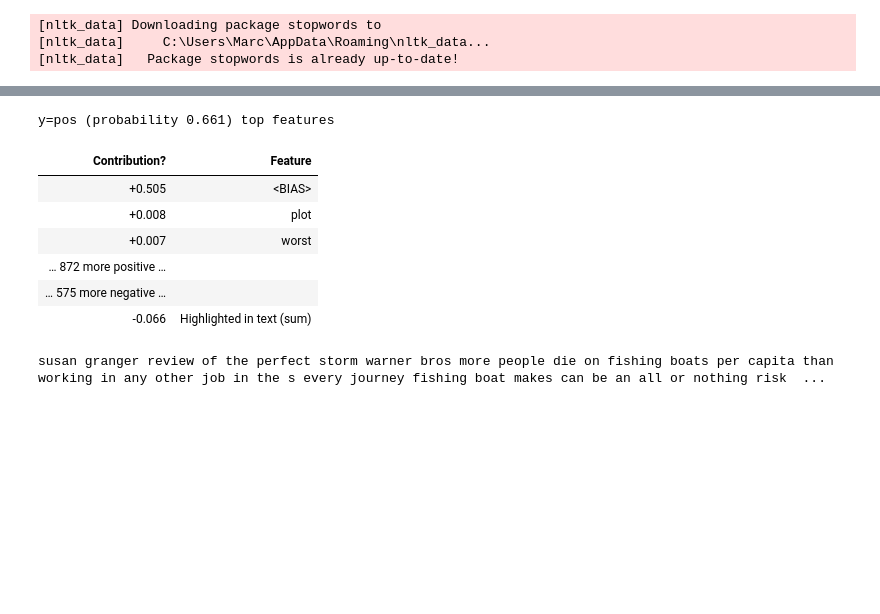
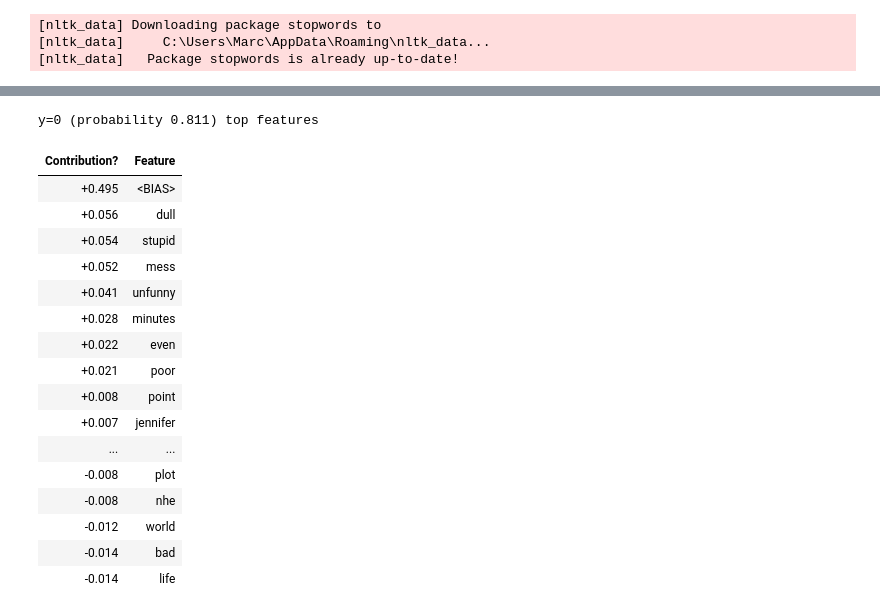
Before and after one commit to habis-git/MT, a Jupyter notebook: Jupyter Notebooks/TextClassifikation.ipynb, the cells around one changed output, grey strips where cells are left out. Drawn from its saved outputs; the diff is of its cells as text; code cells hidden in the pictures; blank space fills up the shorter version.

```diff
--- a/Jupyter Notebooks/TextClassifikation.ipynb
+++ b/Jupyter Notebooks/TextClassifikation.ipynb
@@ -11,35 +10,20 @@ from nltk.corpus import stopwords
 [nltk_data]     C:\Users\Marc\AppData\Roaming\nltk_data...
 [nltk_data]   Package stopwords is already up-to-date!
 # %%
-movie_data = load_files(r"C:\Users\Marc\Documents\MasterThesis\txt_sentoken")
+movie_data = load_files(r"D:\Master Thesis\txt_sentoken")
 movie_reviews, y = movie_data.data, movie_data.target
 # %%
 documents = []
 
-TAG_RE = re.compile(r'<[^>]+>')
+for sen in range(0, len(movie_reviews)):
+    # Remove all the special characters
+    document = re.sub(r'\W', ' ', str(movie_reviews[sen]))
 
-def remove_tags(text):
-    return TAG_RE.sub('', text)
+    # remove all single characters
+    document = re.sub(r'\s+[a-zA-Z]\s+', ' ', document)
 
-for sen in range(0, len(movie_reviews)):
-    stringReview = movie_reviews[sen].decode()
-
-    stringReview = stringReview.replace('\n','')
-
-    # Removing html tags
-    stringReview = remove_tags(stringReview)
-
-     # Remove punctuations and numbers
-    stringReview = re.sub('[^a-zA-Z]', ' ', stringReview)
-
-    # Single character removal
-    stringReview = re.sub(r"\s+[a-zA-Z]\s+", ' ', stringReview)
-
-    # Removing multiple spaces
-    stringReview = re.sub(r'\s+', ' ', stringReview)
-
-    # Remove all the special characters
-    document = re.sub(r'\W', ' ', stringReview)
+    # Remove single characters from the start
+    document = re.sub(r'\^[a-zA-Z]\s+', ' ', document)
 
     # Substituting multiple spaces with single space
     document = re.sub(r'\s+', ' ', document, flags=re.I)
@@ -52,11 +36,11 @@ for sen in range(0, len(movie_reviews)):
 
     document = document.split()
 
-    #space normalization
+    # normalize whitespace
     document = ' '.join(document)
 
     #documents.append(document)
-    documents.append(document)
+    documents.append(str(movie_reviews[sen]))
 # %%
 from sklearn.feature_extraction.text import CountVectorizer
 vectorizer = CountVectorizer(max_features=1500, min_df=5, max_df=0.7, stop_words=stopwords.words('english'))
@@ -154,6 +136,6 @@ eli5.show_weights(classifier, vec=vectorizer, top=10, target_names=['neg', 'pos'
 | … 1490 more … |  |
 # %%
-doc = documents[413]
+doc = documents[414]
 import eli5
 eli5.explain_prediction(classifier, doc, vec=vectorizer,target_names=['neg','pos'], top=20)
 # %% [output]
@@ -169,12 +160,21 @@ susan granger review of the perfect storm warner bros more people die on fishing
 # %%
-eli5.show_prediction(classifier, doc, target_names=['neg', 'pos'], vec=vectorizer, top=20)
+eli5.show_prediction(classifier, doc, vec=vectorizer, top=20)
 # %% [output]
-y=pos (probability 0.661) top features
+y=0 (probability 0.811) top features
 | Contribution? | Feature |
-| +0.505 | <BIAS> |
-| +0.008 | plot |
-| +0.007 | worst |
-| … 872 more positive … |  |
-| … 575 more negative … |  |
-| -0.066 | Highlighted in text (sum) |
+| +0.495 | <BIAS> |
+| +0.056 | dull |
+| +0.054 | stupid |
+| +0.052 | mess |
+| +0.041 | unfunny |
+| +0.028 | minutes |
+| +0.022 | even |
+| +0.021 | poor |
+| +0.008 | point |
+| +0.007 | jennifer |
+| ... | ... |
+| -0.008 | plot |
+| -0.008 | nhe |
+| -0.012 | world |
+| -0.014 | bad |
+| -0.014 | life |
-susan granger review of the perfect storm warner bros more people die on fishing boats per capita than working in any other job in the s every journey fishing boat makes can be an all or nothing risk  ...
```
Also changed, not shown: parts of 8 cells of this notebook, 7 other files.
